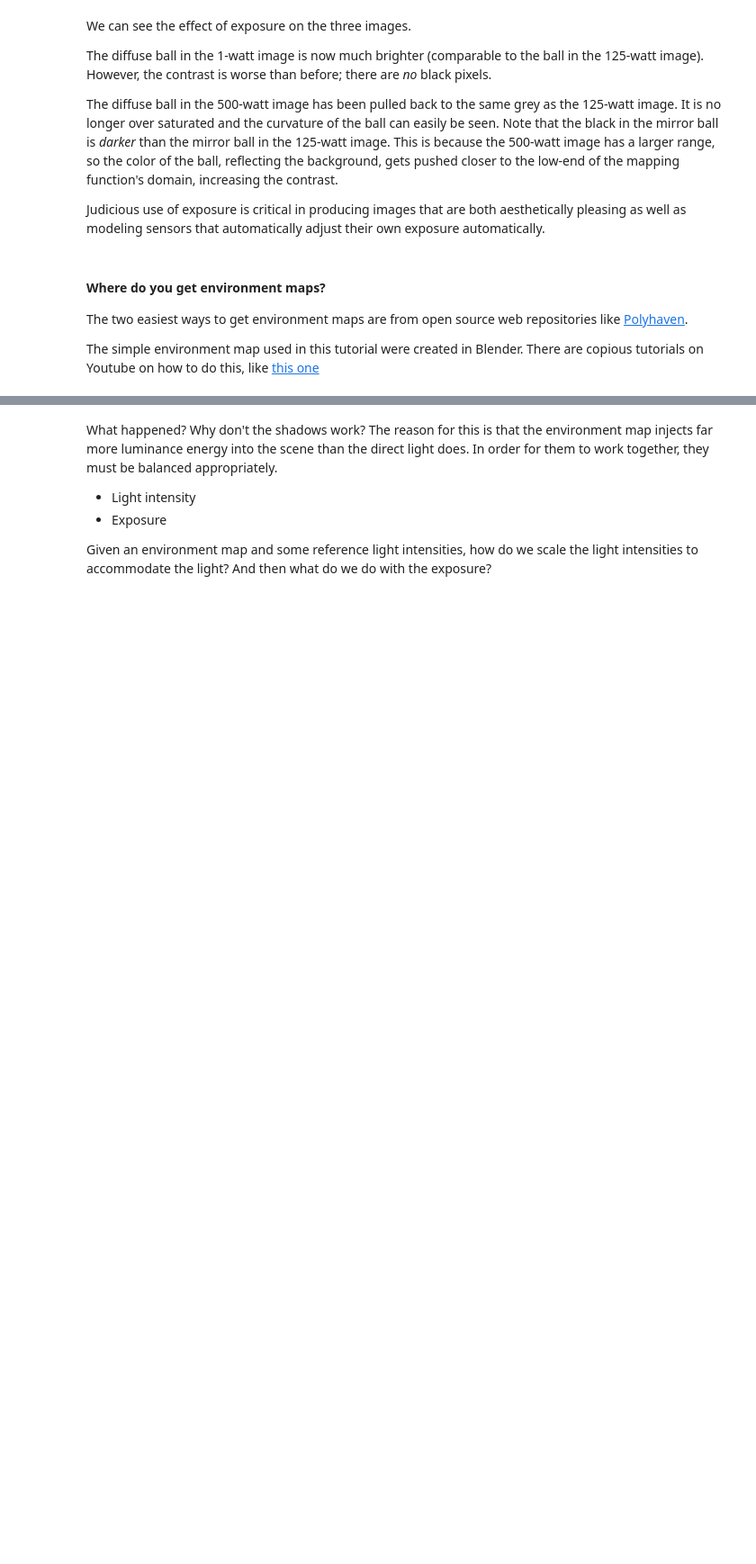
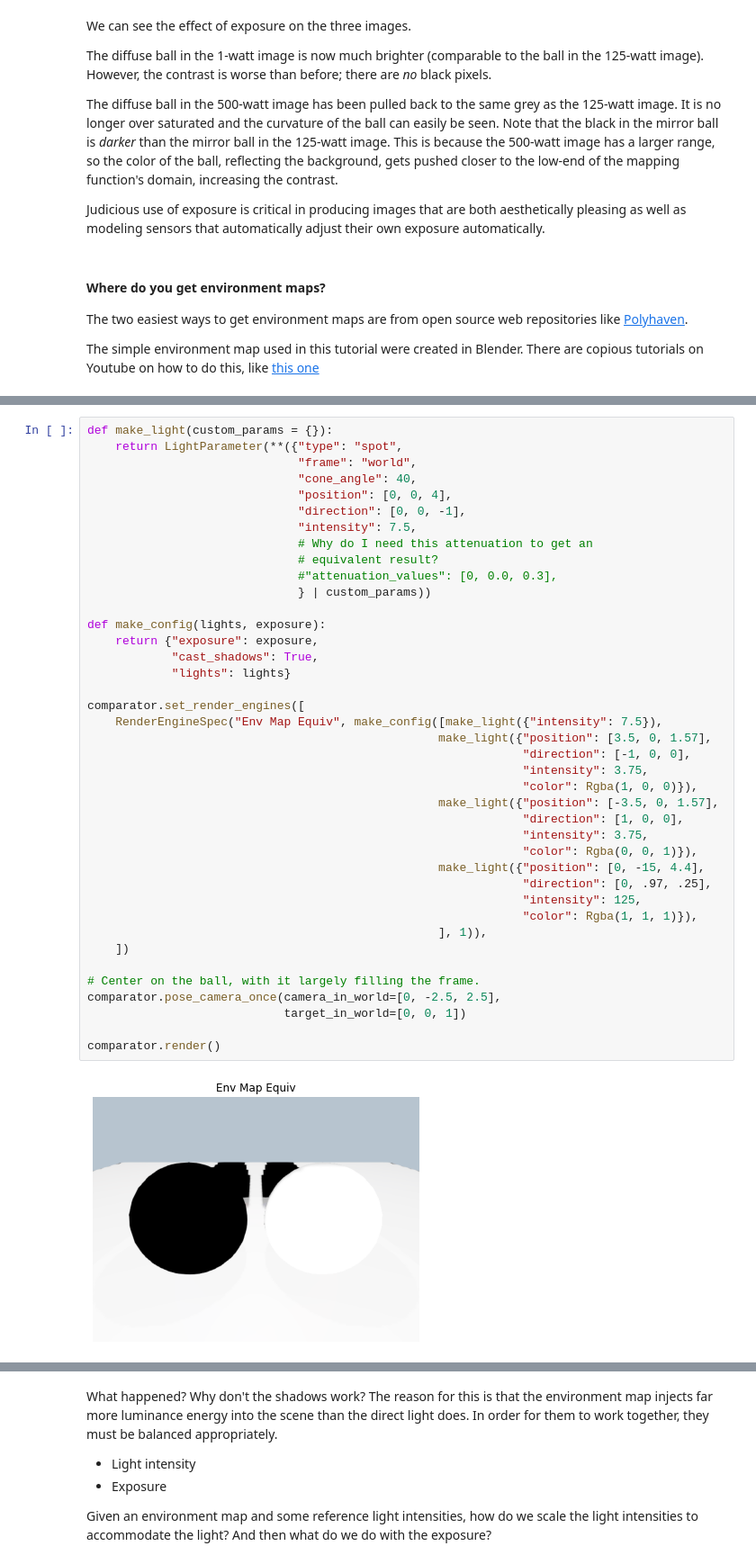
Before and after one commit to SeanCurtis-TRI/drake, a Jupyter notebook: tutorials/configuring_lighting.ipynb, the cells around one changed output, grey strips where cells are left out. Shown at 90% size. Drawn from its saved outputs; the diff is of its cells as text; blank space fills up the shorter version.

```diff
--- a/tutorials/configuring_lighting.ipynb
+++ b/tutorials/configuring_lighting.ipynb
@@ -1432,0 +1447,42 @@ see no shadows.
+# %%
+def make_light(custom_params = {}):
+    return LightParameter(**({"type": "spot",
+                              "frame": "world",
+                              "cone_angle": 40,
+                              "position": [0, 0, 4],
+                              "direction": [0, 0, -1],
+                              "intensity": 7.5,
+                              # Why do I need this attenuation to get an
+                              # equivalent result?
+                              #"attenuation_values": [0, 0.0, 0.3],
+                              } | custom_params))
+
+def make_config(lights, exposure):
+    return {"exposure": exposure,
+            "cast_shadows": True,
+            "lights": lights}
+
+comparator.set_render_engines([
+    RenderEngineSpec("Env Map Equiv", make_config([make_light({"intensity": 7.5}),
+                                                  make_light({"position": [3.5, 0, 1.57],
+                                                              "direction": [-1, 0, 0],
+                                                              "intensity": 3.75,
+                                                              "color": Rgba(1, 0, 0)}),
+                                                  make_light({"position": [-3.5, 0, 1.57],
+                                                              "direction": [1, 0, 0],
+                                                              "intensity": 3.75,
+                                                              "color": Rgba(0, 0, 1)}),
+                                                  make_light({"position": [0, -15, 4.4],
+                                                              "direction": [0, .97, .25],
+                                                              "intensity": 125,
+                                                              "color": Rgba(1, 1, 1)}),
+                                                  ], 1)),
+    ])
+
+# Center on the ball, with it largely filling the frame.
+comparator.pose_camera_once(camera_in_world=[0, -2.5, 2.5],
+                            target_in_world=[0, 0, 1])
+
+comparator.render()
+# %% [output]
+[figure, added]
```
Also changed, not shown: parts of 8 cells of this notebook, 3 other files.
